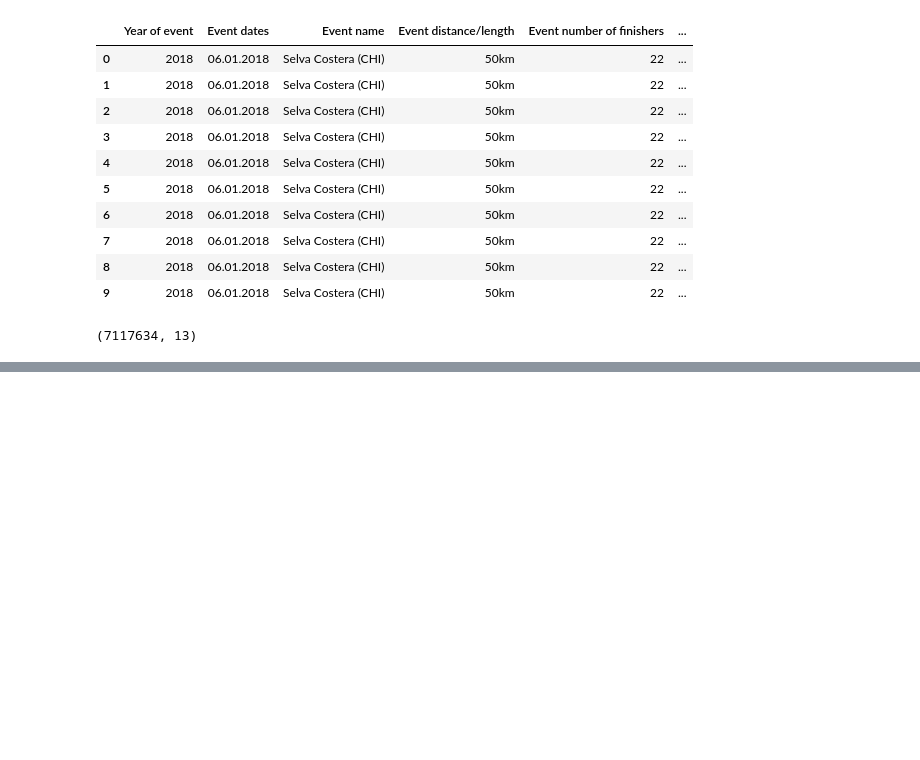
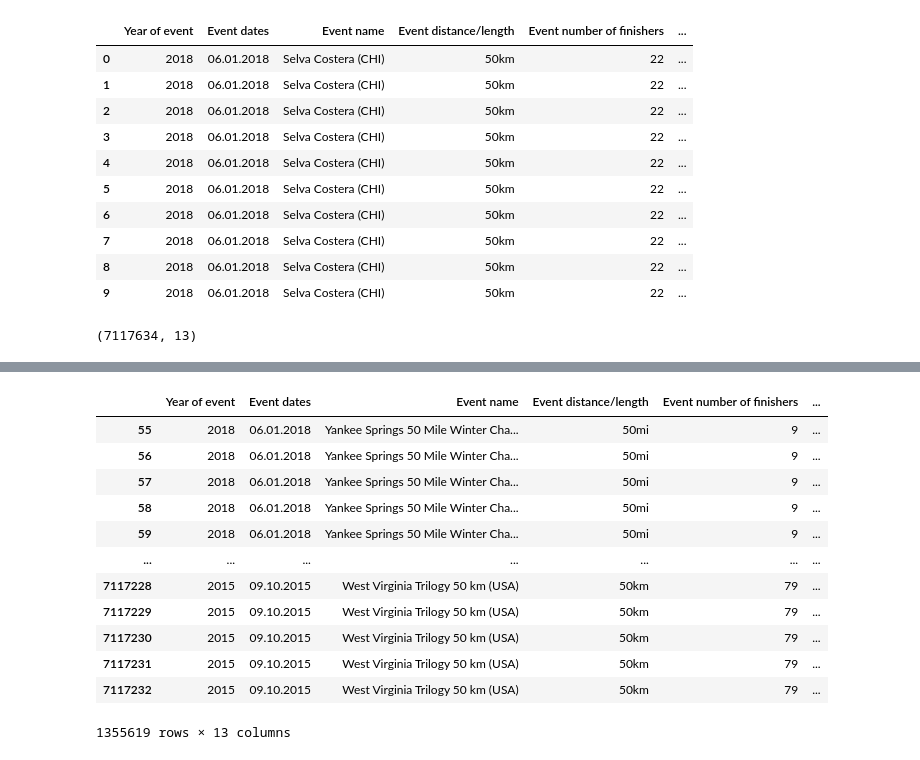
Before and after one commit to EroshBc/data_analysis_Python, a Jupyter notebook: Data Analysis.ipynb, the cells around one changed output, grey strips where cells are left out. Drawn from its saved outputs; the diff is of its cells as text; code cells hidden in the pictures; blank space fills up the shorter version.

```diff
--- a/Data Analysis.ipynb
+++ b/Data Analysis.ipynb
@@ -30,0 +95,16 @@ df.shape
+# %%
+df[df['Event name'].str.split('(').str.get(1).str.split(')').str.get(0) == 'USA']
+# %% [output]
+|  | Year of event | Event dates | Event name | Event distance/length | Event number of finishers | ... |
+| 55 | 2018 | 06.01.2018 | Yankee Springs 50 Mile Winter Cha... | 50mi | 9 | ... |
+| 56 | 2018 | 06.01.2018 | Yankee Springs 50 Mile Winter Cha... | 50mi | 9 | ... |
+| 57 | 2018 | 06.01.2018 | Yankee Springs 50 Mile Winter Cha... | 50mi | 9 | ... |
+| 58 | 2018 | 06.01.2018 | Yankee Springs 50 Mile Winter Cha... | 50mi | 9 | ... |
+| 59 | 2018 | 06.01.2018 | Yankee Springs 50 Mile Winter Cha... | 50mi | 9 | ... |
+| ... | ... | ... | ... | ... | ... | ... |
+| 7117228 | 2015 | 09.10.2015 | West Virginia Trilogy 50 km (USA) | 50km | 79 | ... |
+| 7117229 | 2015 | 09.10.2015 | West Virginia Trilogy 50 km (USA) | 50km | 79 | ... |
+| 7117230 | 2015 | 09.10.2015 | West Virginia Trilogy 50 km (USA) | 50km | 79 | ... |
+| 7117231 | 2015 | 09.10.2015 | West Virginia Trilogy 50 km (USA) | 50km | 79 | ... |
+| 7117232 | 2015 | 09.10.2015 | West Virginia Trilogy 50 km (USA) | 50km | 79 | ... |
+1355619 rows × 13 columns
```
Also changed, not shown: parts of 9 cells of this notebook.
